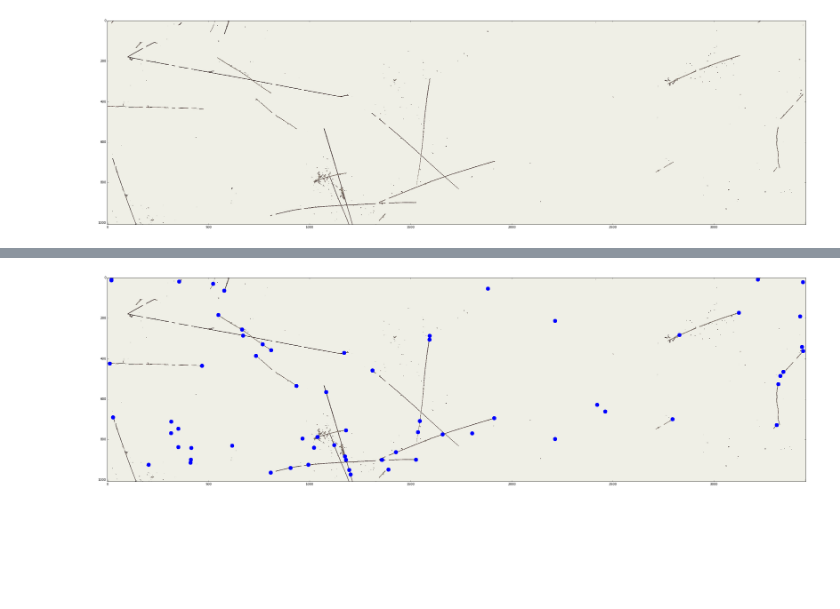
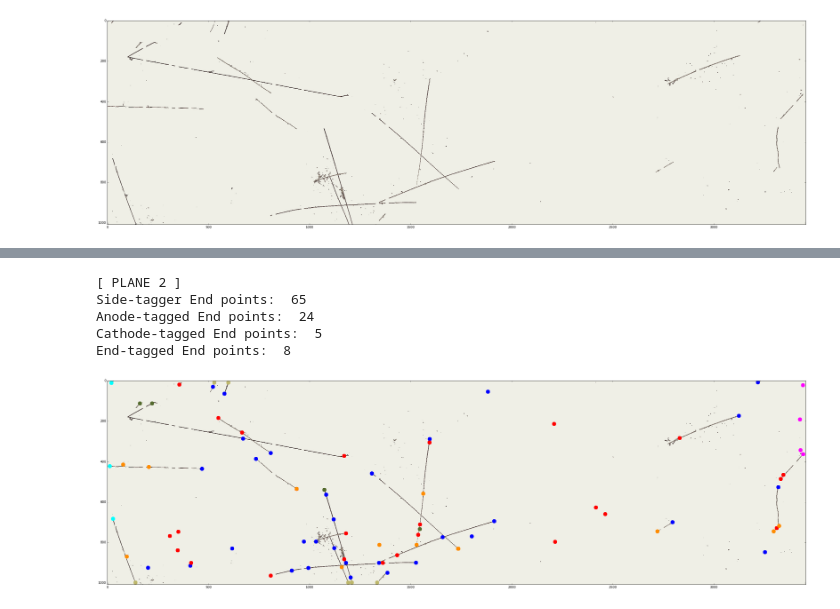
Before and after one commit to LArbys/larlitecv, a Jupyter notebook: app/TaggerNotebook/RunCosmicTagger.ipynb, the cells around one changed output, grey strips where cells are left out. Drawn from its saved outputs; the diff is of its cells as text; code cells hidden in the pictures; blank space fills up the shorter version.

```diff
--- a/app/TaggerNotebook/RunCosmicTagger.ipynb
+++ b/app/TaggerNotebook/RunCosmicTagger.ipynb
@@ -77,23 +103,51 @@ print "ThruMu: ",processthrumu_ok
 # %%
 # End points
 inputdata = tagger.getInputData()
 thrumudata = tagger.getThruMuData()
 minpix = 10.0
 maxpix = 500.0
+
+endtype_colors = {0:(0,0,255),   # top
+                  1:(255,0,0),   # bot
+                  2:(0,255,255), # upstream
+                  3:(255,0,255), # downstream
+                  }
 for p in range(inputdata.img_v.size()):
     if p not in [2]:
         continue
 
     # mark end points
+    print "[ PLANE %d ]"%(p)
     print "Side-tagger End points: ",thrumudata.side_spacepoint_v.size()
     for ipt in range(thrumudata.side_spacepoint_v.size()):
         sp = thrumudata.side_spacepoint_v.at(ipt)
-        print (sp.at(2).col, sp.at(2).row)
-        img_cv = cv2.circle( img_cv, (sp.at(2).col, sp.at(2).row), 10, (0,0,255), -1 )
+        #print (sp.at(2).col, sp.at(2).row)
+        color = endtype_colors[ sp.type() ]
+        img_cv = cv2.circle( img_cv, (sp.at(p).col, sp.at(p).row), 10, color, -1 )
+    print "Anode-tagged End points: ",thrumudata.anode_spacepoint_v.size()
+    for ipt in range(thrumudata.anode_spacepoint_v.size()):
+        sp = thrumudata.anode_spacepoint_v.at(ipt)
+        color = (255,140,0)
+        img_cv = cv2.circle( img_cv, (sp.at(p).col, sp.at(p).row), 10, color, -1 )
+    print "Cathode-tagged End points: ",thrumudata.cathode_spacepoint_v.size()
+    for ipt in range(thrumudata.cathode_spacepoint_v.size()):
+        sp = thrumudata.cathode_spacepoint_v.at(ipt)
+        color = (85,107,47)
+        img_cv = cv2.circle( img_cv, (sp.at(p).col, sp.at(p).row), 10, color, -1 )
+    print "End-tagged End points: ",thrumudata.imgends_spacepoint_v.size()
+    for ipt in range(thrumudata.imgends_spacepoint_v.size()):
+        sp = thrumudata.imgends_spacepoint_v.at(ipt)
+        color = (189,183,107)
+        img_cv = cv2.circle( img_cv, (sp.at(p).col, sp.at(p).row), 10, color, -1 )
 
     plt.figure(figsize=(40,40))
     plt.imshow( img_cv )
 # %% [output]
+[ PLANE 2 ]
+Side-tagger End points:  65
+Anode-tagged End points:  24
+Cathode-tagged End points:  5
+End-tagged End points:  8
-[figure, old version]
+[figure, new version]
 # %%
 # Plot ThruMu Tracks
```
Also changed, not shown: parts of 4 cells of this notebook.
